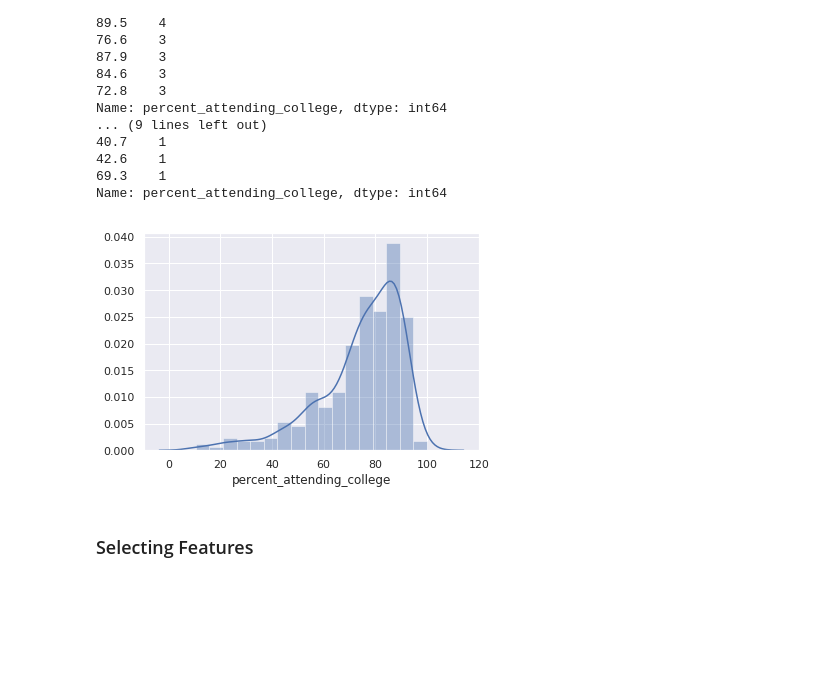
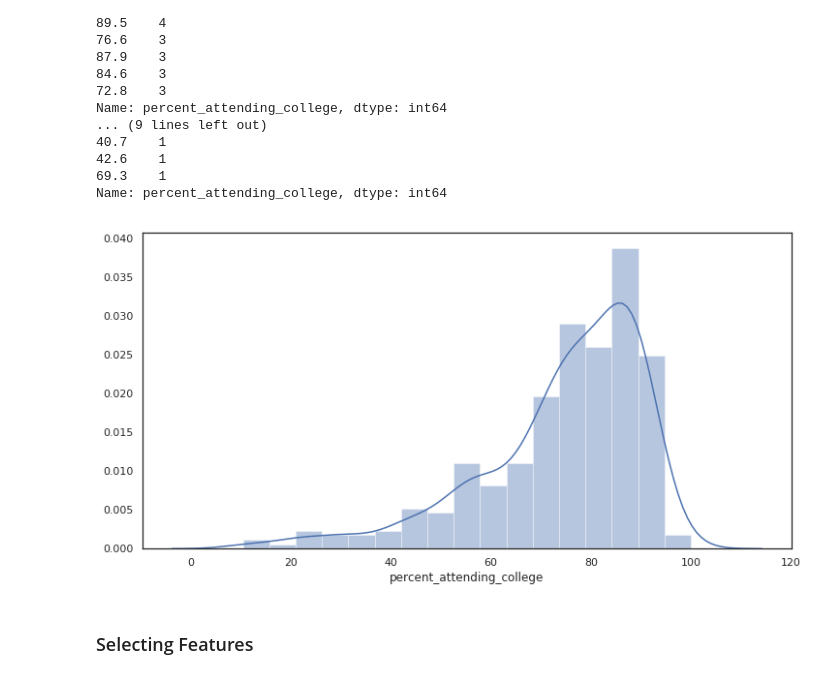
Before and after one commit to Glasiermedic/Boosting-examples, a Jupyter notebook: Mass_Schooling.ipynb, the cells around one changed output. Cells and saved outputs as stored; diff of their text form; code cells hidden in the pictures; blank space fills up the shorter version.

Commit message:
updated the graphics and calculations

```diff
--- a/Mass_Schooling.ipynb
+++ b/Mass_Schooling.ipynb
@@ -17,31 +17,25 @@
 # %%
 import pandas as pd
 import numpy as np
+import re
 import matplotlib.pyplot as plt
 import seaborn as sns; sns.set()
-#!pip install boruta
 !pip3 install seaborn==0.9.0
 
-#from sklearn.linear_model import LogisticRegression
-from sklearn.linear_model import LogisticRegressionCV
 from sklearn.metrics import confusion_matrix
 from sklearn.preprocessing import StandardScaler
-from sklearn.feature_selection import RFECV
 from sklearn.model_selection import GridSearchCV
-from sklearn.svm import SVC
+from sklearn.pipeline import Pipeline
 
 from sklearn.ensemble import RandomForestRegressor
-#from boruta import boruta_py
 from sklearn import ensemble
-from sklearn.model_selection import cross_val_score
 from sklearn.model_selection import train_test_split
-from sklearn.model_selection import StratifiedShuffleSplit
-from sklearn.metrics import classification_report
-from sklearn.model_selection import cross_val_predict
+#from sklearn.model_selection import cross_val_predict
 
 import warnings
 warnings.filterwarnings('ignore')
 
-from matplotlib import pyplot as plt
+%matplotlib inline
+sns.set_style('white')
 # %% [output]
 Requirement already satisfied: seaborn==0.9.0 in /usr/local/lib/python3.6/dist-packages (0.9.0)
@@ -145,0 +155,6 @@ mass_ed_high.describe()
+# %%
+#filtering for all the schools that are high schools or K-12 schools for inclusion in the model.
+
+mass_ed_high = mass_ed.loc[mass_ed['school_type']==3]
+mass_ed_high.add(mass_ed.loc[mass_ed['school_type']==0])
+mass_ed_high.describe()
@@ -180,11 +226,12 @@ Name: percent_attending_college, dtype: int64
 69.3    1
 Name: percent_attending_college, dtype: int64
 # %%
+plt.figure(figsize=(12, 6))
 sns.distplot(mass_ed_high['percent_attending_college'])
 
-plt.savefig('percent_college.png')
+plt.savefig('prec.png')
 # %% [output]
-[figure, old version]
+[figure, new version]
 # %% [markdown]
 ### Selecting Features
 # %% [markdown]
```
Also changed, not shown: parts of 60 cells of this notebook.
